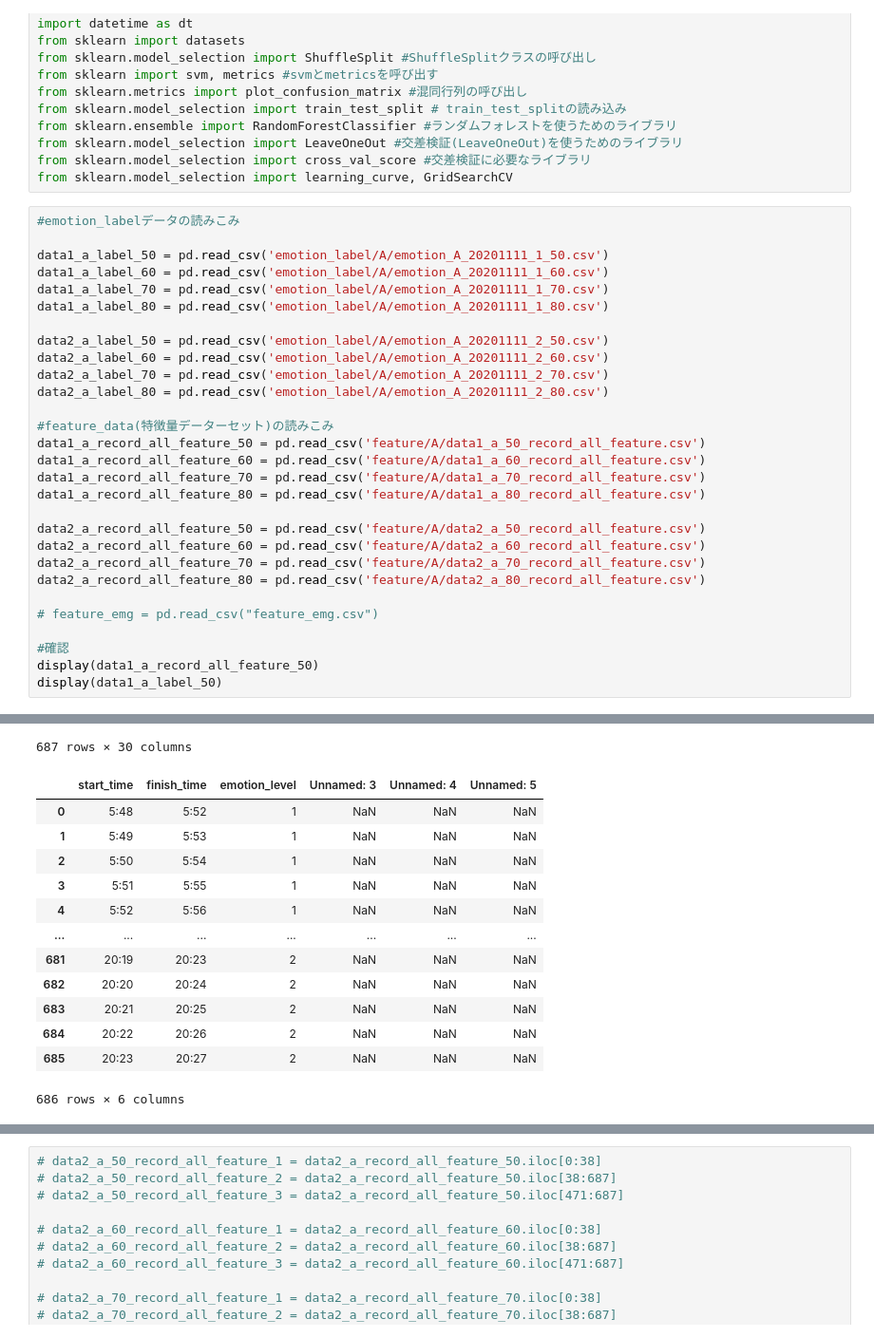
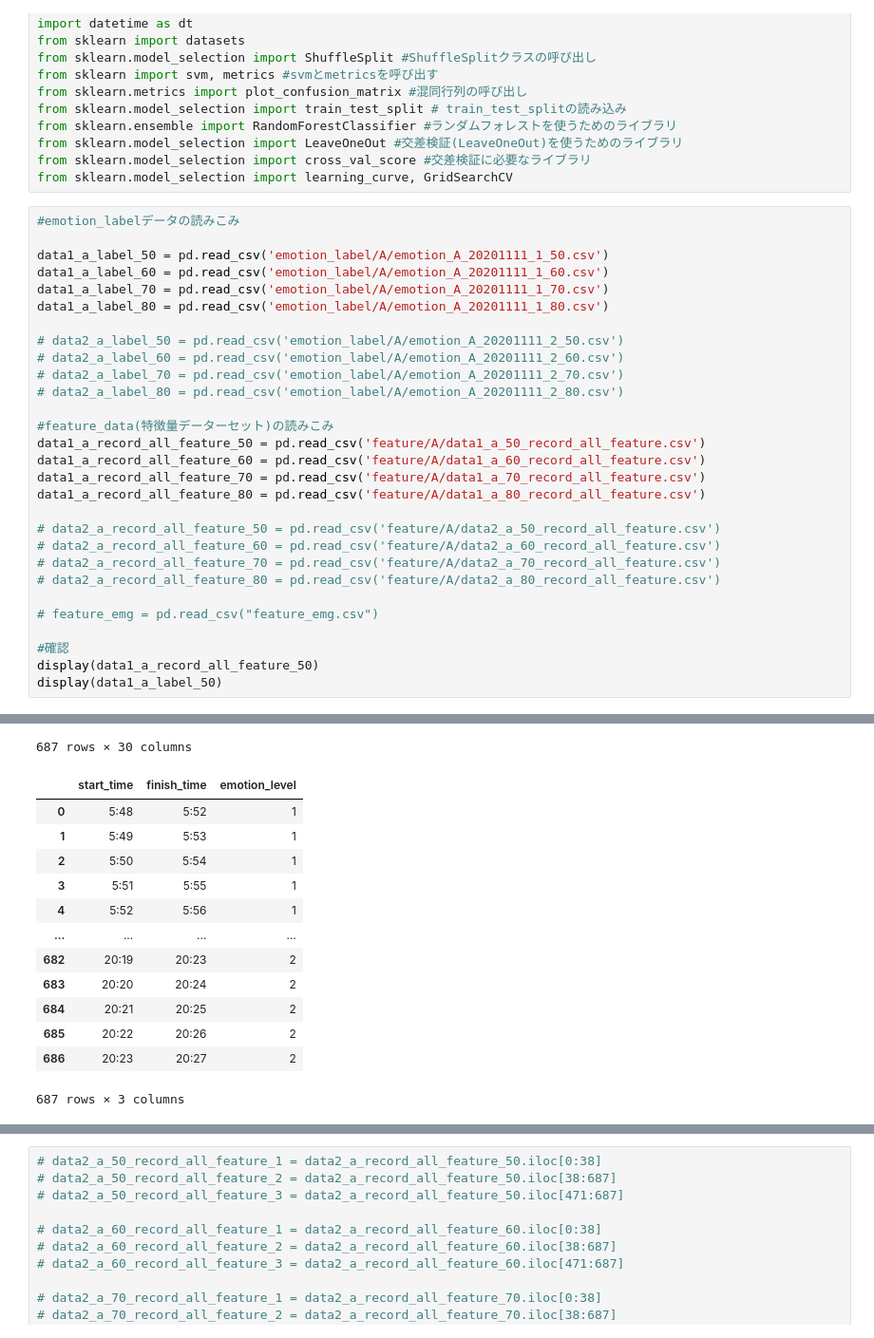
Before and after one commit to aki-1125/exp_gd_20201111, a Jupyter notebook: machine_learning_A.ipynb, the cells around one changed output, grey strips where cells are left out. Shown: that part at 95% size. Saved outputs shown, nothing was run; the diff lists cells and outputs as text.

```diff
--- a/machine_learning_A.ipynb
+++ b/machine_learning_A.ipynb
@@ -21,54 +21,54 @@ data1_a_label_60 = pd.read_csv('emotion_label/A/emotion_A_20201111_1_60.csv')
 data1_a_label_70 = pd.read_csv('emotion_label/A/emotion_A_20201111_1_70.csv')
 data1_a_label_80 = pd.read_csv('emotion_label/A/emotion_A_20201111_1_80.csv')
 
-data2_a_label_50 = pd.read_csv('emotion_label/A/emotion_A_20201111_2_50.csv')
-data2_a_label_60 = pd.read_csv('emotion_label/A/emotion_A_20201111_2_60.csv')
-data2_a_label_70 = pd.read_csv('emotion_label/A/emotion_A_20201111_2_70.csv')
-data2_a_label_80 = pd.read_csv('emotion_label/A/emotion_A_20201111_2_80.csv')
+# data2_a_label_50 = pd.read_csv('emotion_label/A/emotion_A_20201111_2_50.csv')
+# data2_a_label_60 = pd.read_csv('emotion_label/A/emotion_A_20201111_2_60.csv')
+# data2_a_label_70 = pd.read_csv('emotion_label/A/emotion_A_20201111_2_70.csv')
+# data2_a_label_80 = pd.read_csv('emotion_label/A/emotion_A_20201111_2_80.csv')
 
 #feature_data(特徴量データーセット)の読みこみ
 data1_a_record_all_feature_50 = pd.read_csv('feature/A/data1_a_50_record_all_feature.csv')
 data1_a_record_all_feature_60 = pd.read_csv('feature/A/data1_a_60_record_all_feature.csv')
 data1_a_record_all_feature_70 = pd.read_csv('feature/A/data1_a_70_record_all_feature.csv')
 data1_a_record_all_feature_80 = pd.read_csv('feature/A/data1_a_80_record_all_feature.csv')
 
-data2_a_record_all_feature_50 = pd.read_csv('feature/A/data2_a_50_record_all_feature.csv')
-data2_a_record_all_feature_60 = pd.read_csv('feature/A/data2_a_60_record_all_feature.csv')
-data2_a_record_all_feature_70 = pd.read_csv('feature/A/data2_a_70_record_all_feature.csv')
-data2_a_record_all_feature_80 = pd.read_csv('feature/A/data2_a_80_record_all_feature.csv')
+# data2_a_record_all_feature_50 = pd.read_csv('feature/A/data2_a_50_record_all_feature.csv')
+# data2_a_record_all_feature_60 = pd.read_csv('feature/A/data2_a_60_record_all_feature.csv')
+# data2_a_record_all_feature_70 = pd.read_csv('feature/A/data2_a_70_record_all_feature.csv')
+# data2_a_record_all_feature_80 = pd.read_csv('feature/A/data2_a_80_record_all_feature.csv')
 
 # feature_emg = pd.read_csv("feature_emg.csv")
 
 #確認
 display(data1_a_record_all_feature_50)
 display(data1_a_label_50)
 # %% [output]
 |  | start_time | finish_time | accx_mean | accy_mean | accz_mean | gyrx_mean | gyry_mean | gyrz_mean | accx_var | ... |
 | 0 | 2020-11-11 12:40:18 | 2020-11-11 12:40:22 | 9989.120 | 419.244 | -2052.121 | 22.665 | 5.644 | 5.692 | 46958.269600 | ... |
 | 1 | 2020-11-11 12:40:19 | 2020-11-11 12:40:23 | 9988.680 | 374.708 | -2093.075 | 10.716 | 40.419 | -23.403 | 46205.525600 | ... |
 | 2 | 2020-11-11 12:40:20 | 2020-11-11 12:40:24 | 10000.110 | 225.928 | -2044.056 | 210.418 | 210.142 | 167.292 | 55977.995900 | ... |
 | 3 | 2020-11-11 12:40:21 | 2020-11-11 12:40:25 | 10008.944 | -301.132 | -1579.636 | 259.055 | 385.835 | 304.251 | 51479.100864 | ... |
 | 4 | 2020-11-11 12:40:22 | 2020-11-11 12:40:26 | 9981.447 | -926.682 | -977.567 | 231.636 | 435.985 | 297.311 | 56865.437191 | ... |
 | ... | ... | ... | ... | ... | ... | ... | ... | ... | ... | ... |
 | 682 | 2020-11-11 12:54:49 | 2020-11-11 12:54:53 | 9832.002 | 376.364 | -2677.213 | 111.254 | 73.332 | -87.704 | 30536.553996 | ... |
 | 683 | 2020-11-11 12:54:50 | 2020-11-11 12:54:54 | 9844.242 | 441.944 | -2593.380 | 37.436 | 108.618 | 15.572 | 61678.375436 | ... |
 | 684 | 2020-11-11 12:54:51 | 2020-11-11 12:54:55 | 9820.866 | 323.123 | -2669.401 | -241.840 | -48.918 | 71.333 | 78599.508044 | ... |
 | 685 | 2020-11-11 12:54:52 | 2020-11-11 12:54:56 | 9706.397 | 324.454 | -2956.586 | -242.307 | -201.340 | 50.513 | 146288.667391 | ... |
 | 686 | 2020-11-11 12:54:53 | 2020-11-11 12:54:57 | 9533.249 | 358.657 | -3410.544 | -285.583 | -244.362 | 49.811 | 190860.654999 | ... |
 687 rows × 30 columns
-|  | start_time | finish_time | emotion_level | Unnamed: 3 | Unnamed: 4 | Unnamed: 5 |
-| 0 | 5:48 | 5:52 | 1 | NaN | NaN | NaN |
-| 1 | 5:49 | 5:53 | 1 | NaN | NaN | NaN |
-| 2 | 5:50 | 5:54 | 1 | NaN | NaN | NaN |
-| 3 | 5:51 | 5:55 | 1 | NaN | NaN | NaN |
-| 4 | 5:52 | 5:56 | 1 | NaN | NaN | NaN |
-| ... | ... | ... | ... | ... | ... | ... |
-| 681 | 20:19 | 20:23 | 2 | NaN | NaN | NaN |
-| 682 | 20:20 | 20:24 | 2 | NaN | NaN | NaN |
-| 683 | 20:21 | 20:25 | 2 | NaN | NaN | NaN |
-| 684 | 20:22 | 20:26 | 2 | NaN | NaN | NaN |
-| 685 | 20:23 | 20:27 | 2 | NaN | NaN | NaN |
+|  | start_time | finish_time | emotion_level |
+| 0 | 5:48 | 5:52 | 1 |
+| 1 | 5:49 | 5:53 | 1 |
+| 2 | 5:50 | 5:54 | 1 |
+| 3 | 5:51 | 5:55 | 1 |
+| 4 | 5:52 | 5:56 | 1 |
+| ... | ... | ... | ... |
+| 682 | 20:19 | 20:23 | 2 |
+| 683 | 20:20 | 20:24 | 2 |
+| 684 | 20:21 | 20:25 | 2 |
+| 685 | 20:22 | 20:26 | 2 |
+| 686 | 20:23 | 20:27 | 2 |
-686 rows × 6 columns
+687 rows × 3 columns
 # %%
 #欠損値削除
 def dropna(label):
```
Also changed, not shown: parts of 27 cells of this notebook, 4 other files.
